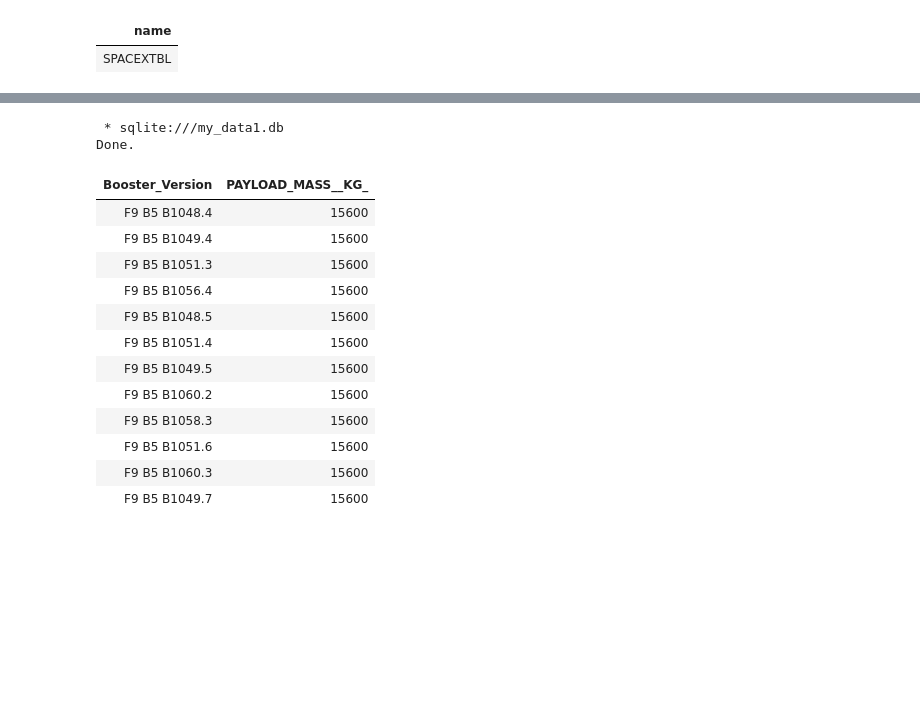
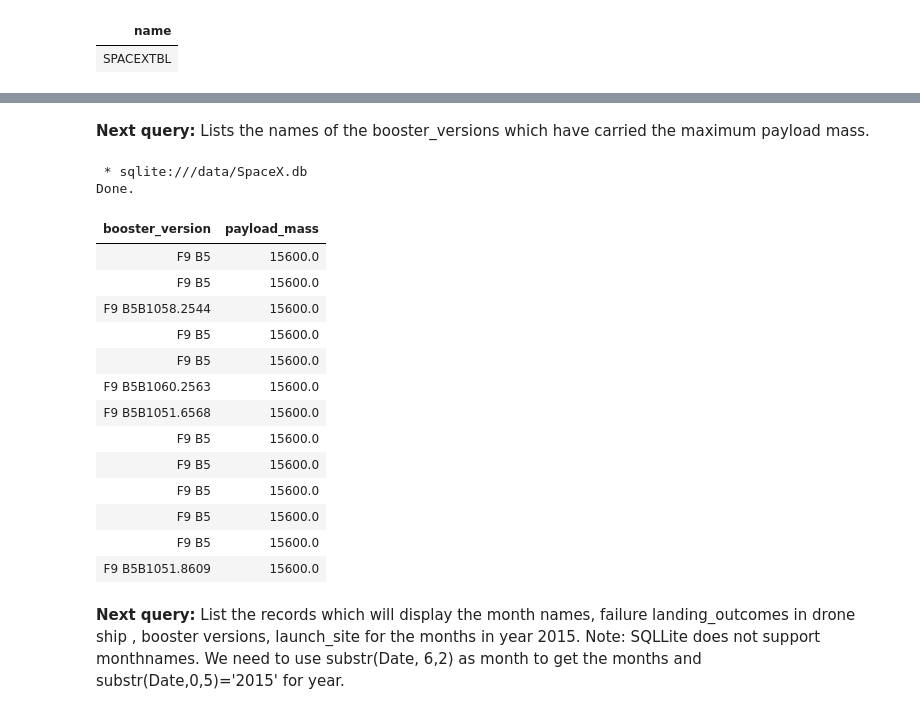
Before and after one commit to AntoineHocquet/spaceY, a Jupyter notebook: notebooks/sql-queries.ipynb, the cells around one changed output, grey strips where cells are left out. Saved outputs shown, nothing was run; the diff lists cells and outputs as text; code cells hidden in the pictures; blank space fills up the shorter version.

Commit message:
polished all including booster_version column

```diff
--- a/notebooks/sql-queries.ipynb
+++ b/notebooks/sql-queries.ipynb
@@ -166,23 +143,30 @@ Done.
+# %% [markdown]
+**Next query:** Lists the names of the booster_versions which have carried the maximum payload mass.
 # %%
-# List the names of the booster_versions which have carried the maximum payload mass.
 %%sql
-    select Booster_Version, PAYLOAD_MASS__KG_
+    select booster_version, payload_mass
     from SPACEXTBL
-    where payload_mass = (select MAX(payload_mass) from SPACEXTABLE)
+    where payload_mass = (select MAX(payload_mass) from SPACEXTBL)
 # %% [output]
- * sqlite:///my_data1.db
+ * sqlite:///data/SpaceX.db
 Done.
-| Booster_Version | PAYLOAD_MASS__KG_ |
-| F9 B5 B1048.4 | 15600 |
-| F9 B5 B1049.4 | 15600 |
-| F9 B5 B1051.3 | 15600 |
-| F9 B5 B1056.4 | 15600 |
-| F9 B5 B1048.5 | 15600 |
-| F9 B5 B1051.4 | 15600 |
-| F9 B5 B1049.5 | 15600 |
-| F9 B5 B1060.2 | 15600 |
-| F9 B5 B1058.3 | 15600 |
-| F9 B5 B1051.6 | 15600 |
-| F9 B5 B1060.3 | 15600 |
-| F9 B5 B1049.7 | 15600 |
+| booster_version | payload_mass |
+| F9 B5 | 15600.0 |
+| F9 B5 | 15600.0 |
+| F9 B5B1058.2544 | 15600.0 |
+| F9 B5 | 15600.0 |
+| F9 B5 | 15600.0 |
+| F9 B5B1060.2563 | 15600.0 |
+| F9 B5B1051.6568 | 15600.0 |
+| F9 B5 | 15600.0 |
+| F9 B5 | 15600.0 |
+| F9 B5 | 15600.0 |
+| F9 B5 | 15600.0 |
+| F9 B5 | 15600.0 |
+| F9 B5B1051.8609 | 15600.0 |
+# %% [markdown]
+**Next query:** List the records which will display the month names, failure landing_outcomes in drone ship ,
+booster versions, launch_site for the months in year 2015.
+Note: SQLLite does not support monthnames. We need to use substr(Date, 6,2) as month to get the months
+and substr(Date,0,5)='2015' for year.
 # %%
```
Also changed, not shown: parts of 21 cells of this notebook, 12 other files.
